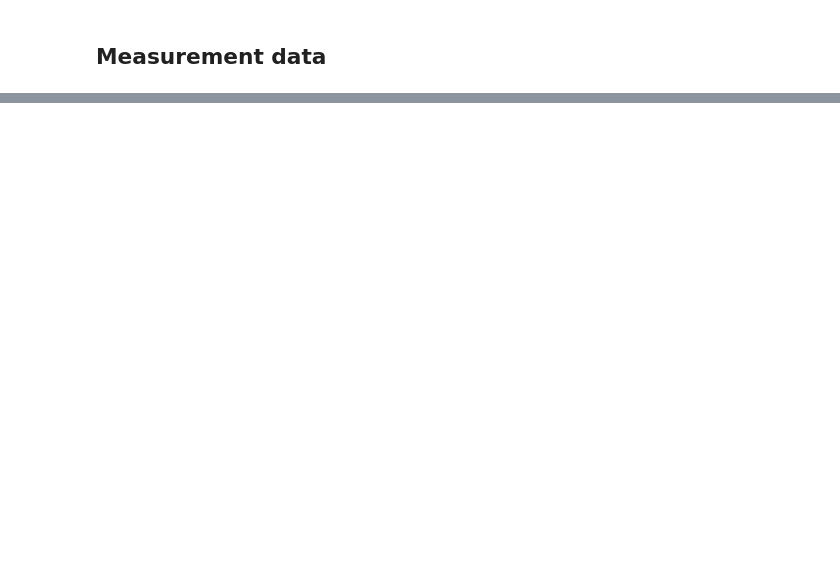
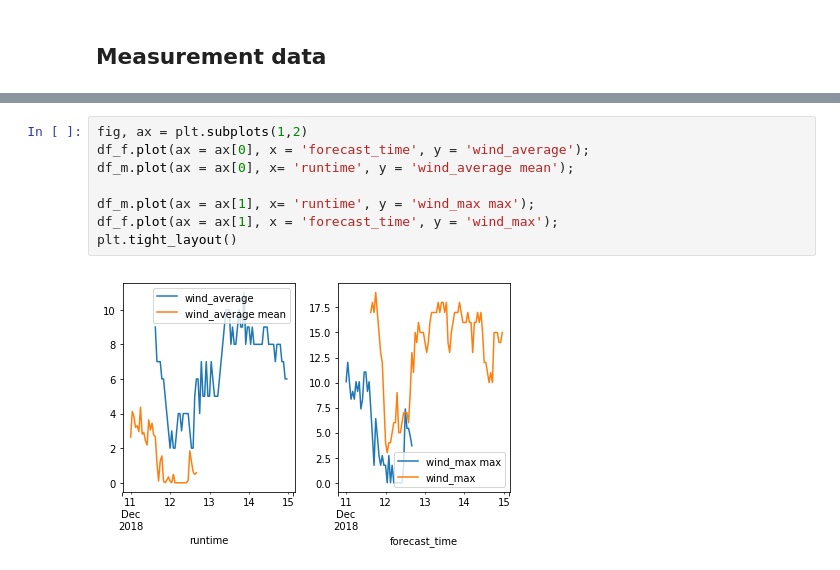
Before and after one commit to windhunter9/notebooks, a Jupyter notebook: weather.ipynb, the cells around one changed output, grey strips where cells are left out. Drawn from its saved outputs; the diff is of its cells as text; blank space fills up the shorter version.

```diff
--- a/weather.ipynb
+++ b/weather.ipynb
@@ -48 +179,11 @@ measurement.plot(ax = ax, x = 'runtime', y = ['wind_max', 'wind_average']);
+# %%
+fig, ax = plt.subplots(1,2)
+df_f.plot(ax = ax[0], x = 'forecast_time', y = 'wind_average');
+df_m.plot(ax = ax[0], x= 'runtime', y = 'wind_average mean');
+
+df_m.plot(ax = ax[1], x= 'runtime', y = 'wind_max max');
+df_f.plot(ax = ax[1], x = 'forecast_time', y = 'wind_max');
+plt.tight_layout()
+# %% [output]
+[figure, added]
 # %%
```
Also changed, not shown: parts of 19 cells of this notebook.
